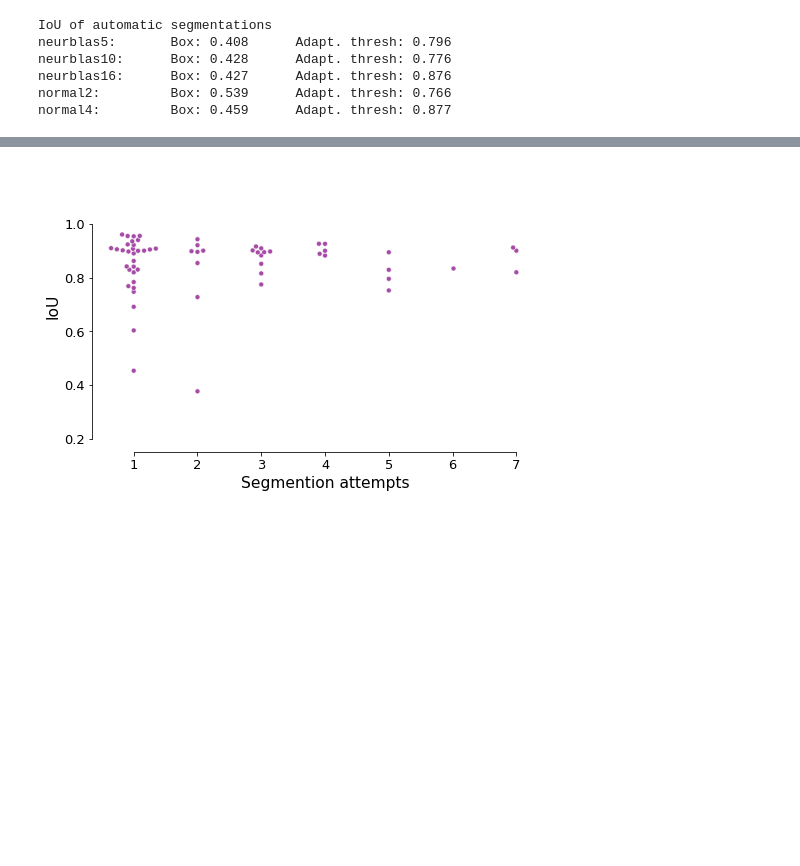
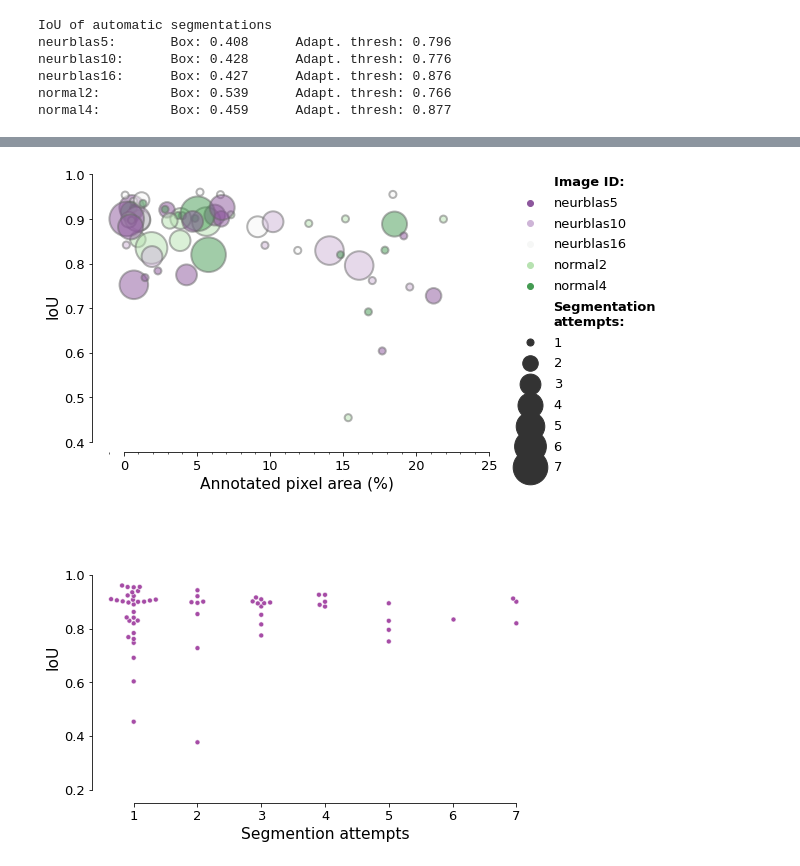
Before and after one commit to soupwaylee/masters-thesis-grabcut-cp-evaluation, a Jupyter notebook: mask_eval.ipynb, the cells around one changed output, grey strips where cells are left out. Saved outputs shown, nothing was run; the diff lists cells and outputs as text; code cells hidden in the pictures; blank space fills up the shorter version.

```diff
--- a/mask_eval.ipynb
+++ b/mask_eval.ipynb
@@ -330,3 +169,7 @@ plt.show()
+# %%
+plot_iou_to_area(kromp_mask_df)
+# %% [output]
+[figure, added]
 # %%
 sns.set_style({
     'xtick.top': False,
```
Also changed, not shown: parts of 33 cells of this notebook, 1 other file.
